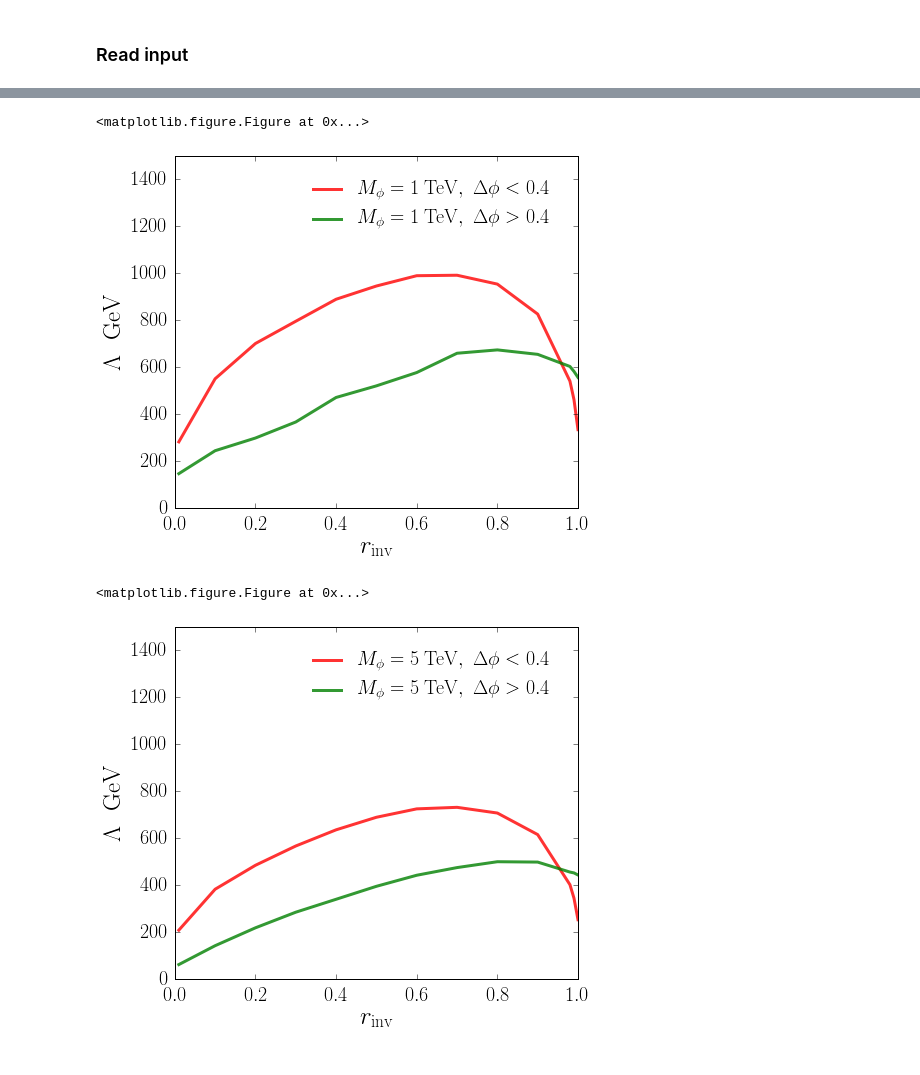
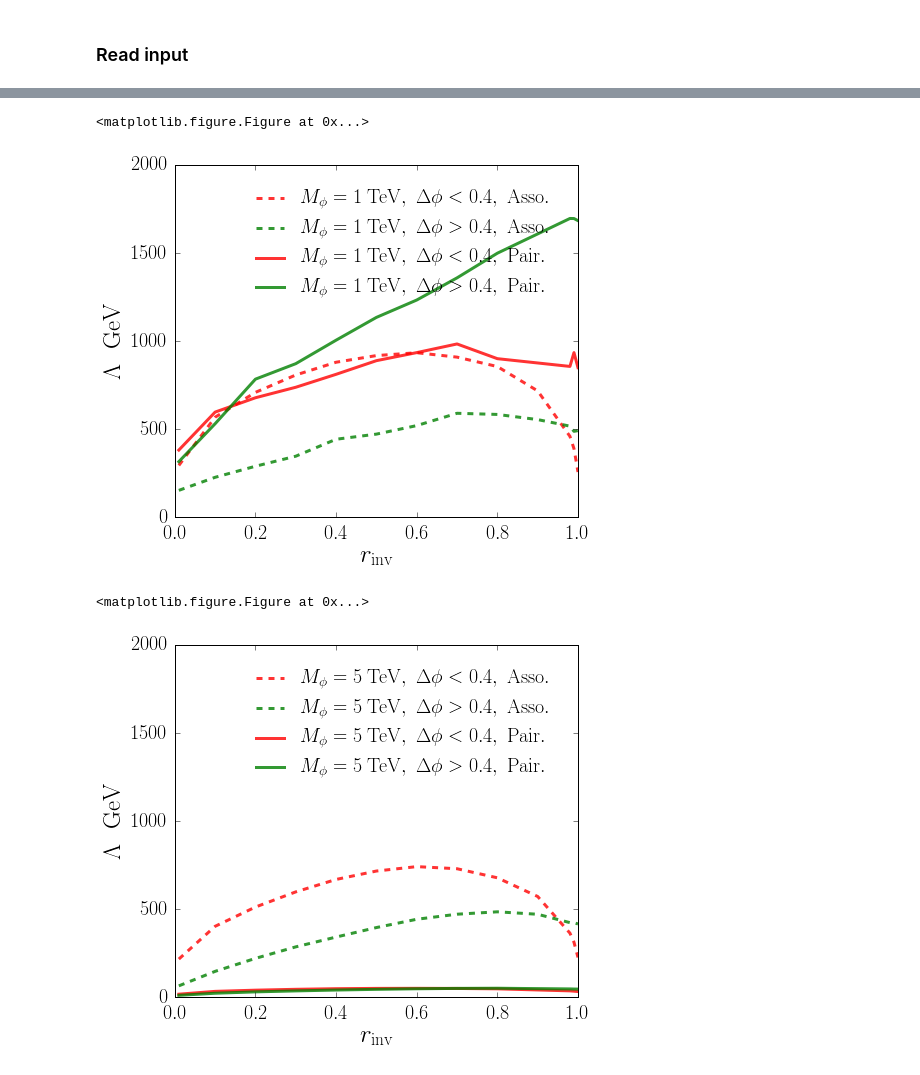
Before and after one commit to smsharma/DarkShowers, a Jupyter notebook: analysis/stats_tchannel.ipynb, the cells around one changed output, grey strips where cells are left out. Saved outputs shown, nothing was run; the diff lists cells and outputs as text; code cells hidden in the pictures.

```diff
--- a/analysis/stats_tchannel.ipynb
+++ b/analysis/stats_tchannel.ipynb
@@ -130,3 +160,9 @@ def nsig(sig, cut, lumi=37*1000, mix=[4./(4./3 *.59)**2 , 4./(2./3 *.59)**2]):
     myevt2 = np.asarray([ mix[1]*lumi*np.sum(f['weight']) for f in mysig2 ])
 
     return myevt1+myevt2
+
+def nsig_pair(sig, cut, lumi=37*1000):
+    mysig = [ f.query(cut) for f in sig ]
+
+    myevt = np.asarray([ 2*2*2*lumi*np.sum(f['weight']) for f in mysig ])
+    return myevt
@@ -211,45 +287,66 @@ plt.figure()
 fig=plt.figure("m", figsize=(8,7))
 plt.subplots_adjust(left=0.2, right=0.90, top=0.9, bottom=0.2)
 
+rinv_pair=[.01,.1,.2,.3,.4,.5,.6,.7,.8,.98,.99,1]
+
 rinv=[.01,.1,.2,.3,.4,.5,.6,.7,.8,.9,.98,.99,1]
 
-plt.plot(rinv,cutoff1,label=r'$M_\phi = 1\;{\rm TeV},\; \Delta \phi < 0.4$',lw=3,alpha=.8,c='red')
-plt.plot(rinv,cutoff2,label=r'$M_\phi = 1\;{\rm TeV},\; \Delta \phi > 0.4$',lw=3,alpha=.8,c='green')
+plt.plot(rinv,cutoff1,label=r'$M_\phi = 1\;{\rm TeV},\; \Delta \phi < 0.4,\;{\rm Asso.}$',
+         lw=3,alpha=.8,c='red',ls='--')
+plt.plot(rinv,cutoff2,label=r'$M_\phi = 1\;{\rm TeV},\; \Delta \phi > 0.4,\;{\rm Asso.}$',
+         lw=3,alpha=.8,c='green',ls='--')
 
-plt.ylim([0,1500])
+plt.plot(rinv_pair,cutoff1_1000_pair,label=r'$M_\phi = 1\;{\rm TeV},\; \Delta \phi < 0.4,\;{\rm Pair.}$',
+         lw=3,alpha=.8,c='red')
+
+plt.plot(rinv_pair,cutoff2_1000_pair,label=r'$M_\phi = 1\;{\rm TeV},\; \Delta \phi > 0.4,\;{\rm Pair.}$',
+         lw=3,alpha=.8,c='green')
+
+
+
+plt.ylim([0,2000])
 plt.xlabel(r'$ r_{\rm inv}$', fontsize=25)
 plt.ylabel(r'$ \Lambda\,\,{\rm\; GeV}$', fontsize=25)
 
 plt.legend(bbox_to_anchor=(0, 0, .95, 0.95),
            fontsize=20, ncol=1,frameon=False,
            handletextpad=.5, columnspacing=.8,
            borderaxespad=0.)
 
 plt.savefig("cutoff_tchannel_associated_1000.pdf")
 
 
 plt.figure()
 
 fig=plt.figure("5000", figsize=(8,7))
 plt.subplots_adjust(left=0.2, right=0.90, top=0.9, bottom=0.2)
 
 rinv=[.01,.1,.2,.3,.4,.5,.6,.7,.8,.9,.98,.99,1]
 
-plt.plot(rinv,cutoff1_5000,label=r'$M_\phi = 5\;{\rm TeV},\; \Delta \phi < 0.4$',lw=3,alpha=.8,c='red')
-plt.plot(rinv,cutoff2_5000,label=r'$M_\phi = 5\;{\rm TeV},\; \Delta \phi > 0.4$',lw=3,alpha=.8,c='green')
+plt.plot(rinv,cutoff1_5000,label=r'$M_\phi = 5\;{\rm TeV},\; \Delta \phi < 0.4,\;{\rm Asso.}$',
+         lw=3,alpha=.8,c='red',ls='--')
+plt.plot(rinv,cutoff2_5000,label=r'$M_\phi = 5\;{\rm TeV},\; \Delta \phi > 0.4,\;{\rm Asso.}$',
+         lw=3,alpha=.8,c='green',ls='--')
 
-plt.ylim([0,1500])
+plt.plot(rinv_pair,cutoff1_5000_pair,label=r'$M_\phi = 5\;{\rm TeV},\; \Delta \phi < 0.4,\;{\rm Pair.}$',
+         lw=3,alpha=.8,c='red')
+
+plt.plot(rinv_pair,cutoff2_5000_pair,label=r'$M_\phi = 5\;{\rm TeV},\; \Delta \phi > 0.4,\;{\rm Pair.}$',
+         lw=3,alpha=.8,c='green')
+
+
+plt.ylim([0,2000])
 plt.xlabel(r'$ r_{\rm inv}$', fontsize=25)
 plt.ylabel(r'$ \Lambda\,\,{\rm\; GeV}$', fontsize=25)
 
 plt.legend(bbox_to_anchor=(0, 0, .95, 0.95),
            fontsize=20, ncol=1,frameon=False,
            handletextpad=.5, columnspacing=.8,
            borderaxespad=0.)
 
 plt.savefig("cutoff_tchannel_associated_5000.pdf")
 # %% [output]
 <matplotlib.figure.Figure at 0x...>
-[figure, old version]
+[figure, new version]
 <matplotlib.figure.Figure at 0x...>
-[figure, old version]
+[figure, new version]
```
Also changed, not shown: parts of 5 cells of this notebook.
